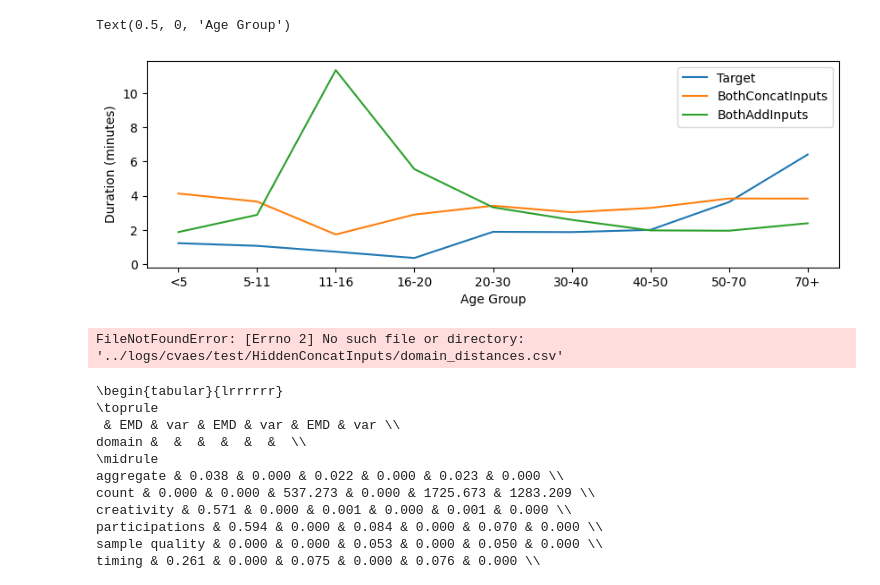
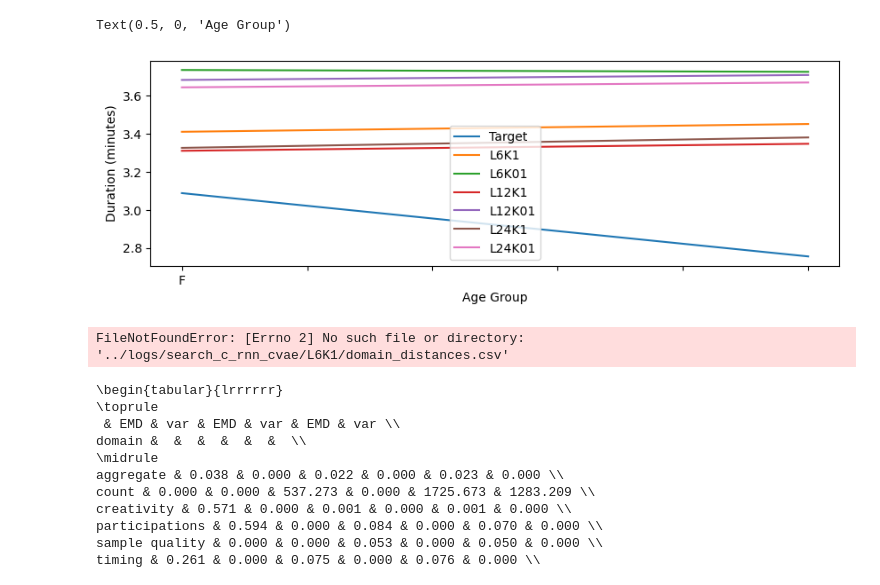
Before and after one commit to big-ucl/caveat, a Jupyter notebook: analysis/CVAE_analysis.ipynb, the cells around one changed output. Saved outputs shown, nothing was run; the diff lists cells and outputs as text; code cells hidden in the pictures.

```diff
--- a/analysis/CVAE_analysis.ipynb
+++ b/analysis/CVAE_analysis.ipynb
@@ -25,22 +25,15 @@ cmap = {
     "travel": (0.8509803921568627, 0.8509803921568627, 0.8509803921568627),
 }
 
-batch_root = Path("../logs/cvaes/test")
-# encoder_types = ["None", "Hidden", "Inputs", "Both"]
-# latent_types = ["Concat", "Add"]
-# decoder_types = ["None", "Inputs"]
+batch_root = Path("../logs/search_c_rnn_cvae")
 
-encoder_types = ["Both"]
-latent_types = ["Concat", "Add"]
-decoder_types = ["Inputs"]
+Ls = ["L6", "L12", "L24"]
+Ks = ["K1", "K01"]
 
 batch_paths = {}
-for encoder in encoder_types:
-    for latent in latent_types:
-        for decoder in decoder_types:
-            batch_paths[f"{encoder}{latent}{decoder}"] = (
-                batch_root / f"{encoder}{latent}{decoder}"
-            )
+for l in Ls:
+    for k in Ks:
+        batch_paths[f"{l}{k}"] = batch_root / f"{l}{k}"
 
 # find data
 target_schedules = pd.read_csv("../tmp/nts_home_schedules.csv")
@@ -414,51 +489,52 @@ def norm_first(df):
     return start
 
 
 def first_act_start(schedules):
-    return schedules.groupby("pid").norm_first().mean()
+    return schedules.groupby("pid").first().end.mean()
 
 
 def meds(schedules):
     n = schedules.pid.nunique()
     return schedules[schedules.act == "medical"].duration.sum() / n
 
 
 def time_at_home(schedules):
-    return schedules.loc[schedules.act == "home"].duration.mean()
+    n = schedules.pid.nunique()
+    return schedules.loc[schedules.act == "home"].duration.sum() / (300 * n)
 
 
-splits = split_on(target_schedules, target_attributes, by="age_group")
+splits = split_on(target_schedules, target_attributes, by="gender")
 data = {"Target": {}}
 for i, split in splits.items():
     data["Target"][i] = meds(split)
 
 for n, scheds in schedules.items():
     data[n] = {}
     atts = attributes[n]
-    splits = split_on(scheds, atts, by="age_group")
+    splits = split_on(scheds, atts, by="gender")
     for i, split in splits.items():
-        data[n][i] = meds(split)
+        data[n][i] = time_at_home(split)
 
-order = [
-    "<5",
-    "5-11",
-    "11-16",
-    "16-20",
-    "20-30",
-    "30-40",
-    "40-50",
-    "50-70",
-    "70+",
-]
+# order = [
+#     "<5",
+#     "5-11",
+#     "11-16",
+#     "16-20",
+#     "20-30",
+#     "30-40",
+#     "40-50",
+#     "50-70",
+#     "70+",
+# ]
 
 df = pd.DataFrame(data)
 fig, ax = plt.subplots(figsize=(10, 3))
-df.loc[order].plot(ax=ax)
+df.plot(ax=ax)
 ax.set_ylabel("Duration (minutes)")
 ax.set_xlabel("Age Group")
 # %% [output]
 Text(0.5, 0, 'Age Group')
-[figure, old version]
+[figure, new version]
 # %%
 def build_distance_tables(batch_paths, suffix=""):
     distances_combined = pd.DataFrame()
@@ -489,7 +565,7 @@ df = build_distance_tables(batch_paths, suffix="")
 print(df[::-1].to_latex(float_format="{:.3f}".format))
 df
 # %% [output]
-FileNotFoundError: [Errno 2] No such file or directory: '../logs/cvaes/test/HiddenConcatInputs/domain_distances.csv'
+FileNotFoundError: [Errno 2] No such file or directory: '../logs/search_c_rnn_cvae/L6K1/domain_distances.csv'
 # %%
 df = build_distance_tables(batch_paths, suffix="_subs")
 print(df[::-1].to_latex(float_format="{:.3f}".format))
```
Also changed, not shown: parts of 9 cells of this notebook, 2 other files.
